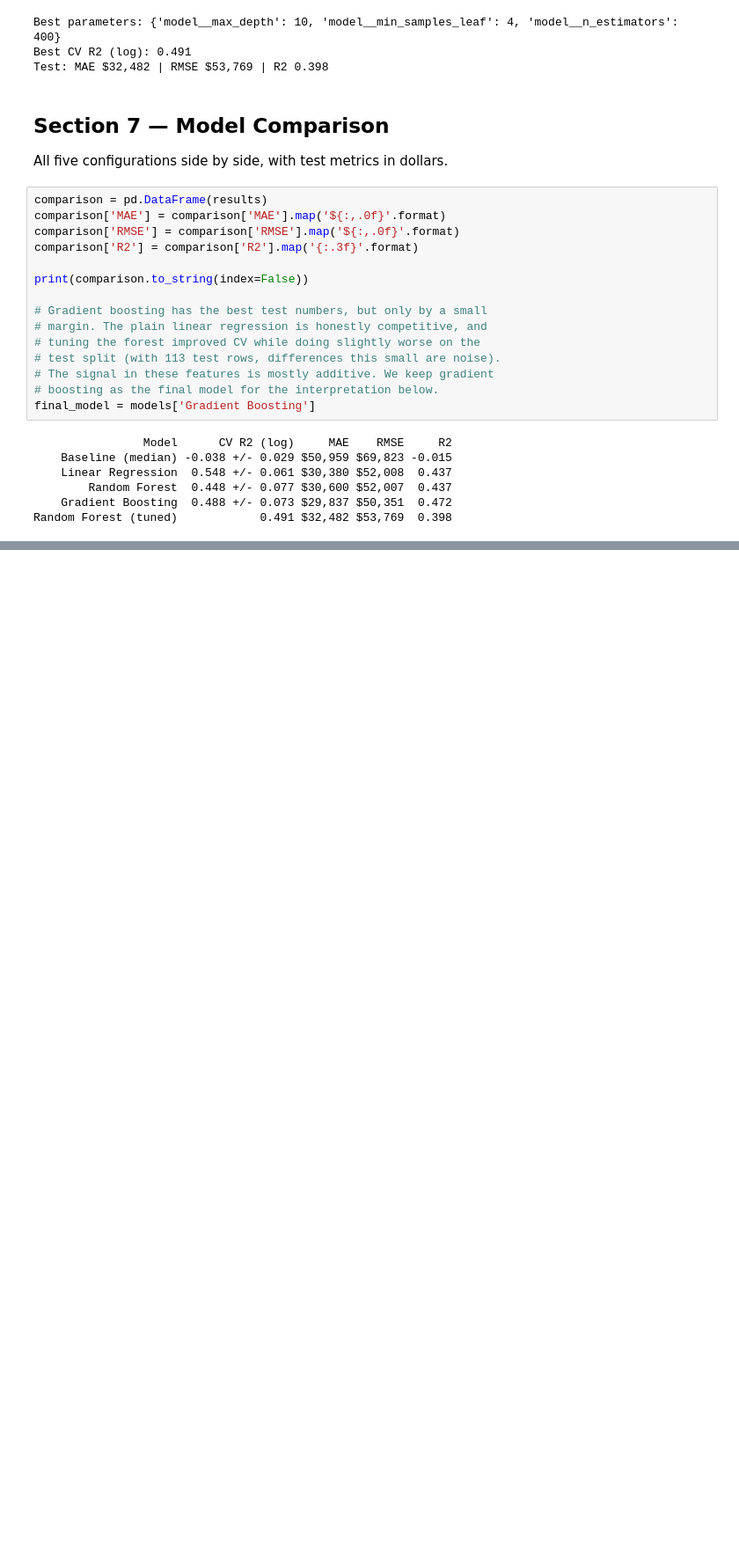
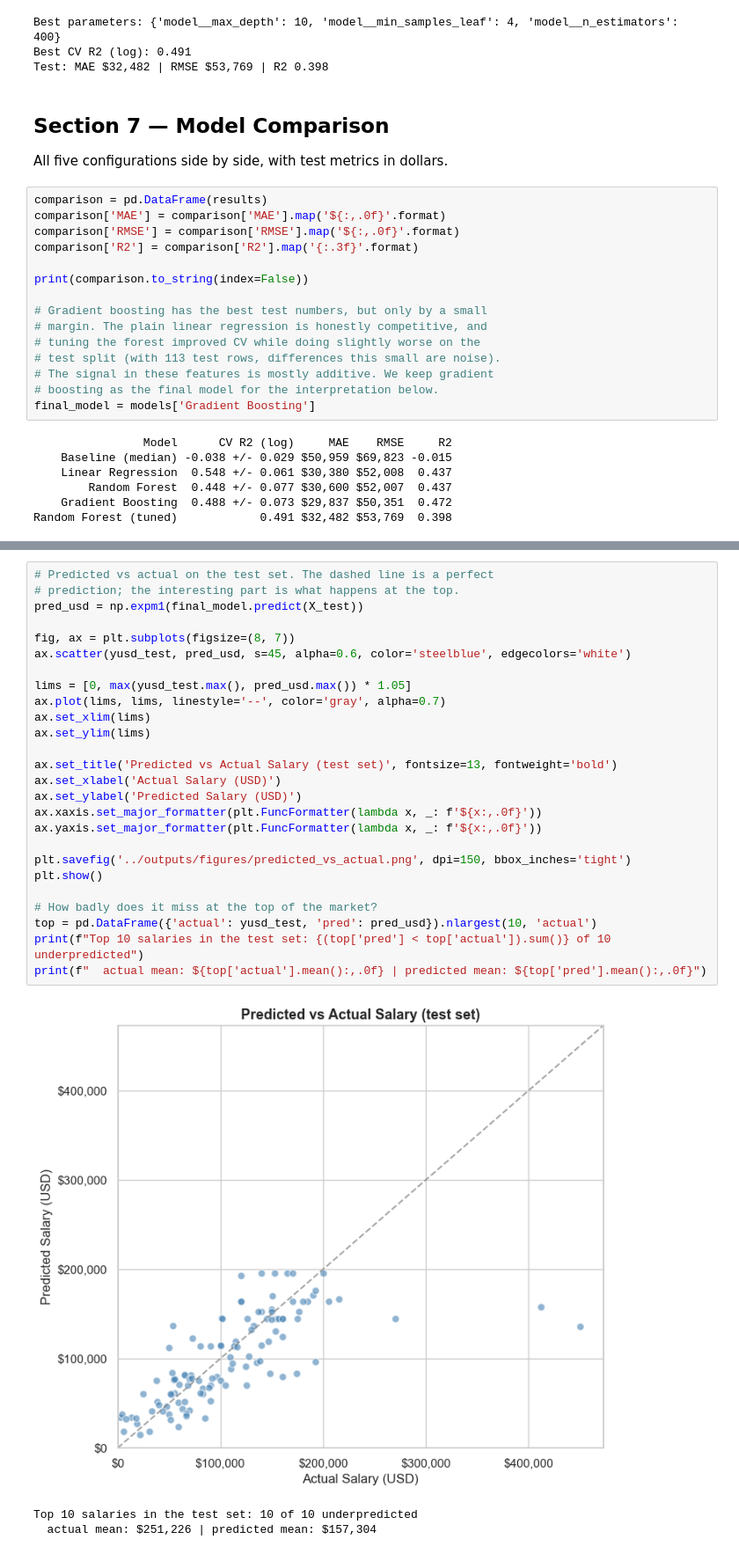
Before and after one commit to FranciscoMartinezGrecco/Data-ai-jobs-analysis, a Jupyter notebook: notebooks/03_salary_prediction.ipynb, the cells around one changed output, grey strips where cells are left out. Shown at 88% size. Saved outputs shown, nothing was run; the diff lists cells and outputs as text; blank space fills up the shorter version.

```diff
--- a/notebooks/03_salary_prediction.ipynb
+++ b/notebooks/03_salary_prediction.ipynb
@@ -254,0 +288,30 @@ Random Forest (tuned)            0.491 $32,482 $53,769  0.398
+# %%
+# Predicted vs actual on the test set. The dashed line is a perfect
+# prediction; the interesting part is what happens at the top.
+pred_usd = np.expm1(final_model.predict(X_test))
+
+fig, ax = plt.subplots(figsize=(8, 7))
+ax.scatter(yusd_test, pred_usd, s=45, alpha=0.6, color='steelblue', edgecolors='white')
+
+lims = [0, max(yusd_test.max(), pred_usd.max()) * 1.05]
+ax.plot(lims, lims, linestyle='--', color='gray', alpha=0.7)
+ax.set_xlim(lims)
+ax.set_ylim(lims)
+
+ax.set_title('Predicted vs Actual Salary (test set)', fontsize=13, fontweight='bold')
+ax.set_xlabel('Actual Salary (USD)')
+ax.set_ylabel('Predicted Salary (USD)')
+ax.xaxis.set_major_formatter(plt.FuncFormatter(lambda x, _: f'${x:,.0f}'))
+ax.yaxis.set_major_formatter(plt.FuncFormatter(lambda x, _: f'${x:,.0f}'))
+
+plt.savefig('../outputs/figures/predicted_vs_actual.png', dpi=150, bbox_inches='tight')
+plt.show()
+
+# How badly does it miss at the top of the market?
+top = pd.DataFrame({'actual': yusd_test, 'pred': pred_usd}).nlargest(10, 'actual')
+print(f"Top 10 salaries in the test set: {(top['pred'] < top['actual']).sum()} of 10 underpredicted")
+print(f"  actual mean: ${top['actual'].mean():,.0f} | predicted mean: ${top['pred'].mean():,.0f}")
+# %% [output]
+[figure, added]
+Top 10 salaries in the test set: 10 of 10 underpredicted
+  actual mean: $251,226 | predicted mean: $157,304
```
Also changed, not shown: parts of 3 cells of this notebook, 3 other files.
